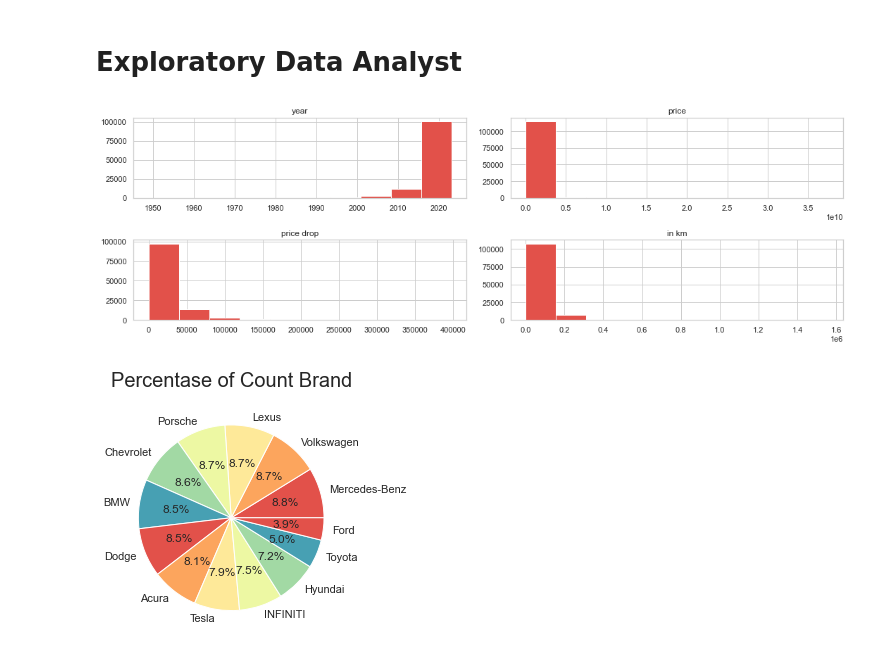
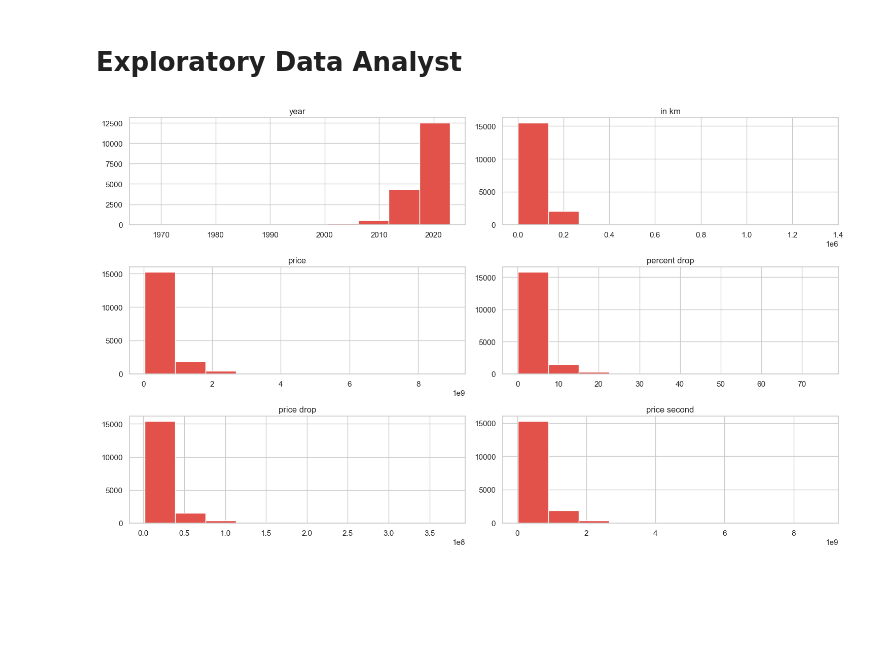
Before and after one commit to Iky61/car-second-prediction, a Jupyter notebook: car_second_price_prediction.ipynb, the cells around one changed output. Cells and saved outputs as stored; diff of their text form; code cells hidden in the pictures; blank space fills up the shorter version.

```diff
--- a/car_second_price_prediction.ipynb
+++ b/car_second_price_prediction.ipynb
@@ -84,6 +80,7 @@ def get_price_drop(x):
 
 df['price drop'] = df['msrp'].apply(get_price_drop)
 df['price drop'] = df['price drop'].astype(float)
+df['price drop']=df['price drop'] * 15000
 # %%
 # create function to convert milleage to km
 def get_km(x):
@@ -99,21 +96,23 @@ df['in km'] = df['in km'].astype(float)
 # convert mil to km
 km = 1.6
 df['in km'] = df['in km'] * km
+# %%
+# get the data is not a new car
+df=df[df.condition=='Secondhand']
+df.reset_index(drop=True, inplace=True)
+
+# geting price second and percentase of price drop
+df['price second']=df.price - df['price drop']
+df['percent drop']=np.round((df['price drop']/df['price'])*100, 2)
+df=df[['brand','model','year','condition','in km','price','percent drop','price drop','price second']]
+df=df[df['price drop']>0]
 # %% [markdown]
 ## L : Loading Data
 # %% [markdown]
 # Exploratory Data Analyst
 # %%
-df.hist(figsize=(15,5))
+df.hist(figsize=(15,9))
 plt.tight_layout()
 plt.show()
 # %% [output]
-[figure, old version]
+[figure, new version]
-# %%
-# show percentase of count brand from dataset
-plt.title('Percentase of Count Brand', fontsize=20, pad=15)
-plt.pie(df.brand.value_counts(), autopct='%.1f%%', labels=df.brand.value_counts().index.tolist())
-plt.tight_layout()
-plt.show()
-# %% [output]
-[figure, removed]
```
Also changed, not shown: parts of 7 cells of this notebook.
